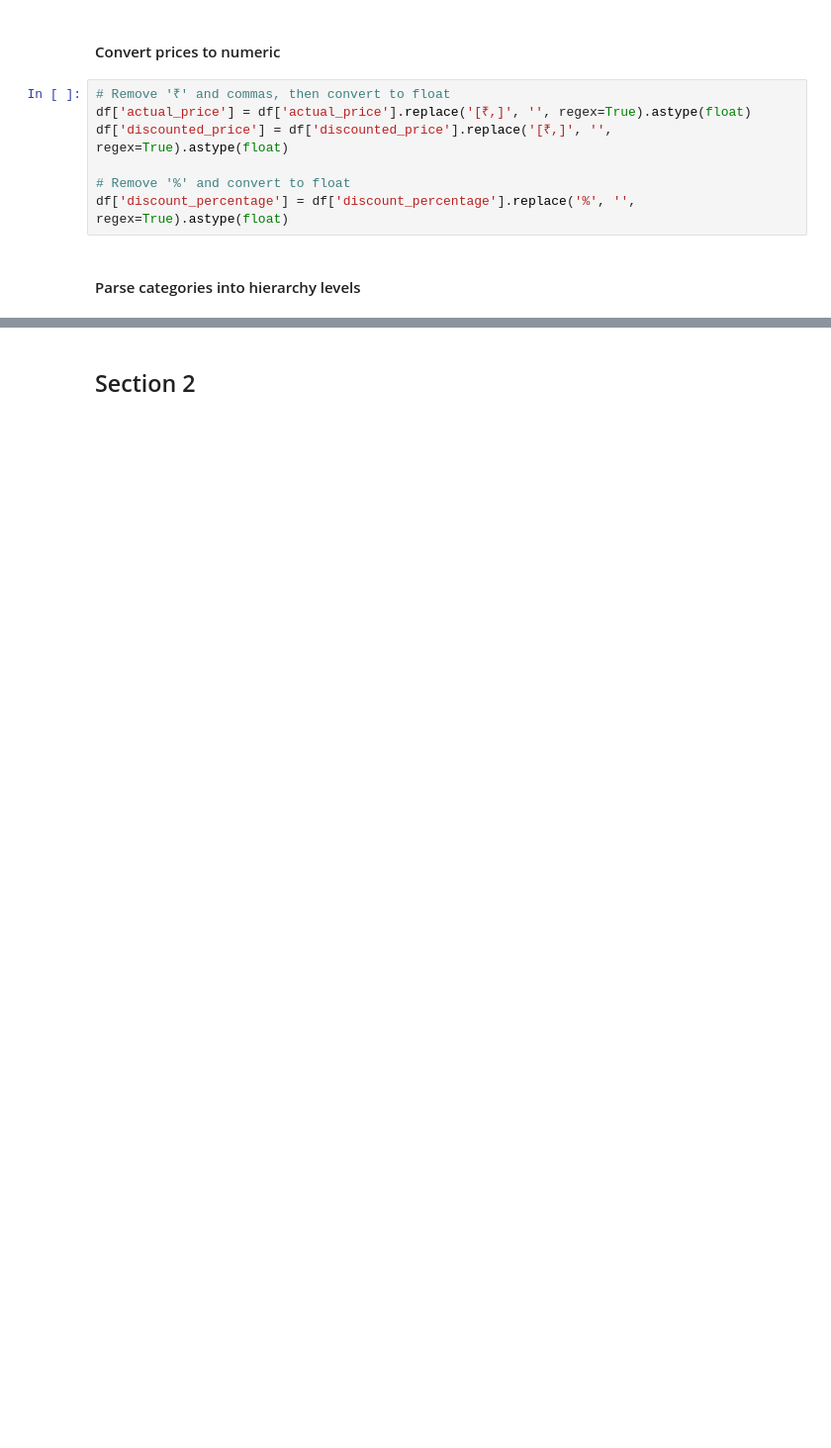
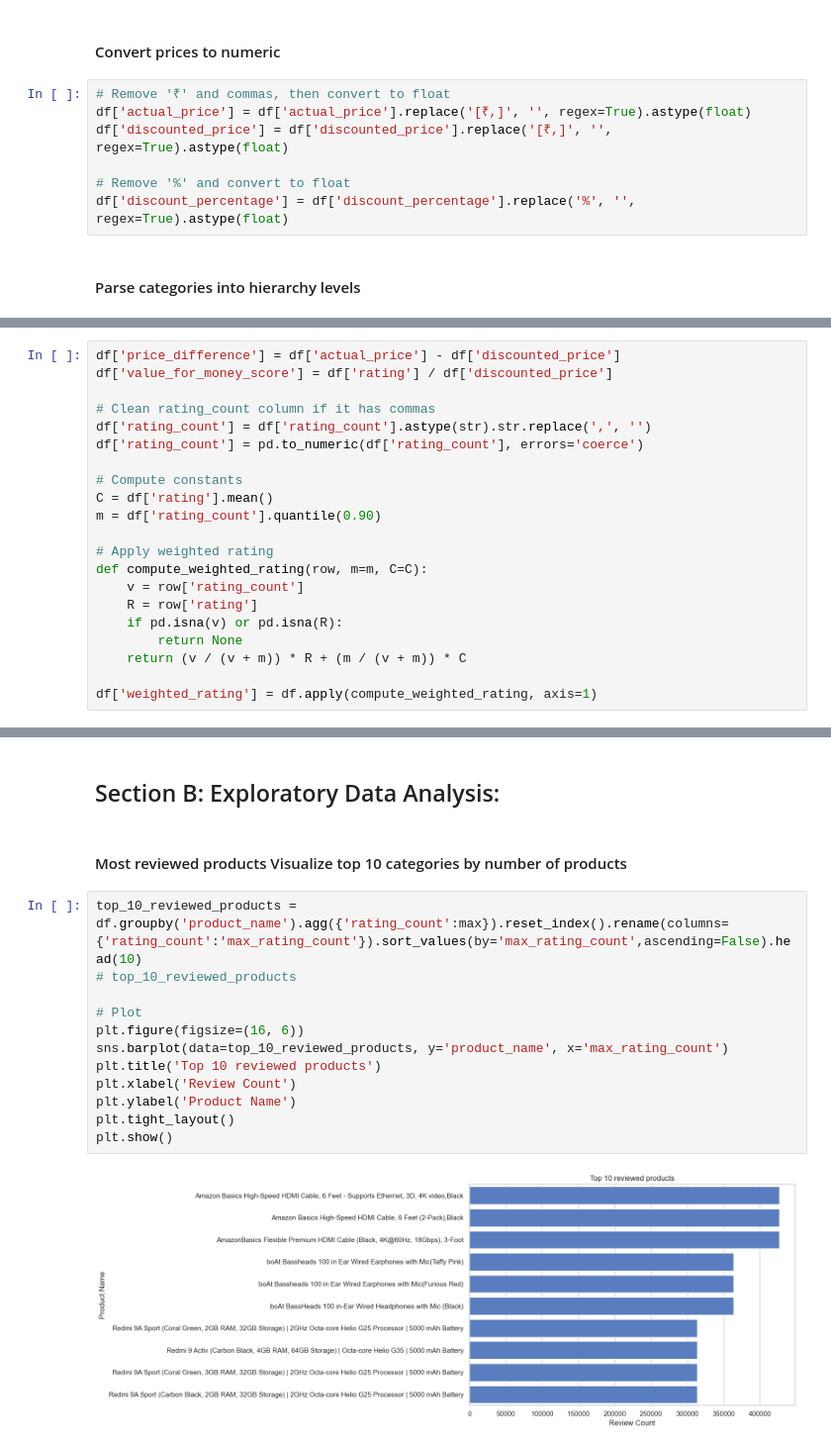
Before and after one commit to nayakrakshith007/Product_Recommendation_System, a Jupyter notebook: Code/Scalar_Product_Recommendation_Sysyem.ipynb, the cells around one changed output, grey strips where cells are left out. Shown: that part at 99% size. Cells and saved outputs as stored; diff of their text form; blank space fills up the shorter version.

```diff
--- a/Code/Scalar_Product_Recommendation_Sysyem.ipynb
+++ b/Code/Scalar_Product_Recommendation_Sysyem.ipynb
@@ -304,0 +467,21 @@ df.
+# %%
+df['price_difference'] = df['actual_price'] - df['discounted_price']
+df['value_for_money_score'] = df['rating'] / df['discounted_price']
+
+# Clean rating_count column if it has commas
+df['rating_count'] = df['rating_count'].astype(str).str.replace(',', '')
+df['rating_count'] = pd.to_numeric(df['rating_count'], errors='coerce')
+
+# Compute constants
+C = df['rating'].mean()
+m = df['rating_count'].quantile(0.90)
+
+# Apply weighted rating
+def compute_weighted_rating(row, m=m, C=C):
+    v = row['rating_count']
+    R = row['rating']
+    if pd.isna(v) or pd.isna(R):
+        return None
+    return (v / (v + m)) * R + (m / (v + m)) * C
+
+df['weighted_rating'] = df.apply(compute_weighted_rating, axis=1)
@@ -305,2 +649,18 @@ df.
 # %% [markdown]
-## Section 2
+## Section B: Exploratory Data Analysis:
+# %% [markdown]
+#### Most reviewed products Visualize top 10 categories by number of products
+# %%
+top_10_reviewed_products = df.groupby('product_name').agg({'rating_count':max}).reset_index().rename(columns={'rating_count':'max_rating_count'}).sort_values(by='max_rating_count',ascending=False).head(10)
+# top_10_reviewed_products
+
+# Plot
+plt.figure(figsize=(16, 6))
+sns.barplot(data=top_10_reviewed_products, y='product_name', x='max_rating_count')
+plt.title('Top 10 reviewed products')
+plt.xlabel('Review Count')
+plt.ylabel('Product Name')
+plt.tight_layout()
+plt.show()
+# %% [output]
+[figure, added]
```
Also changed, not shown: parts of 27 cells of this notebook.
